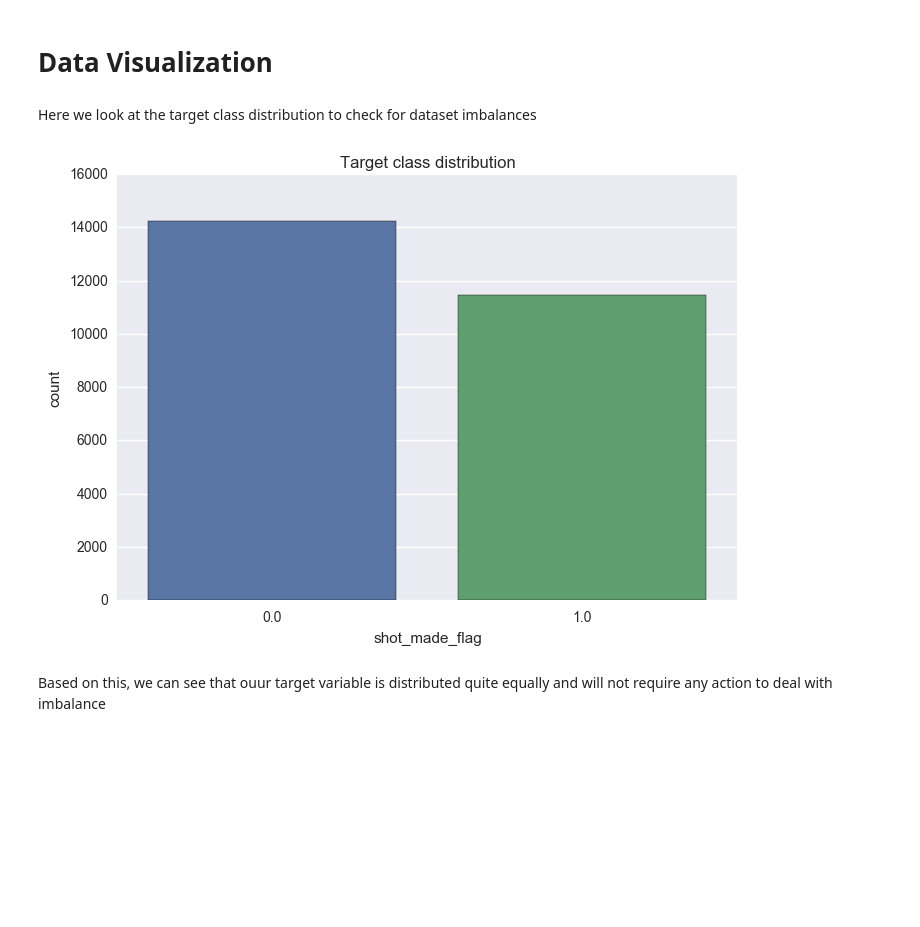
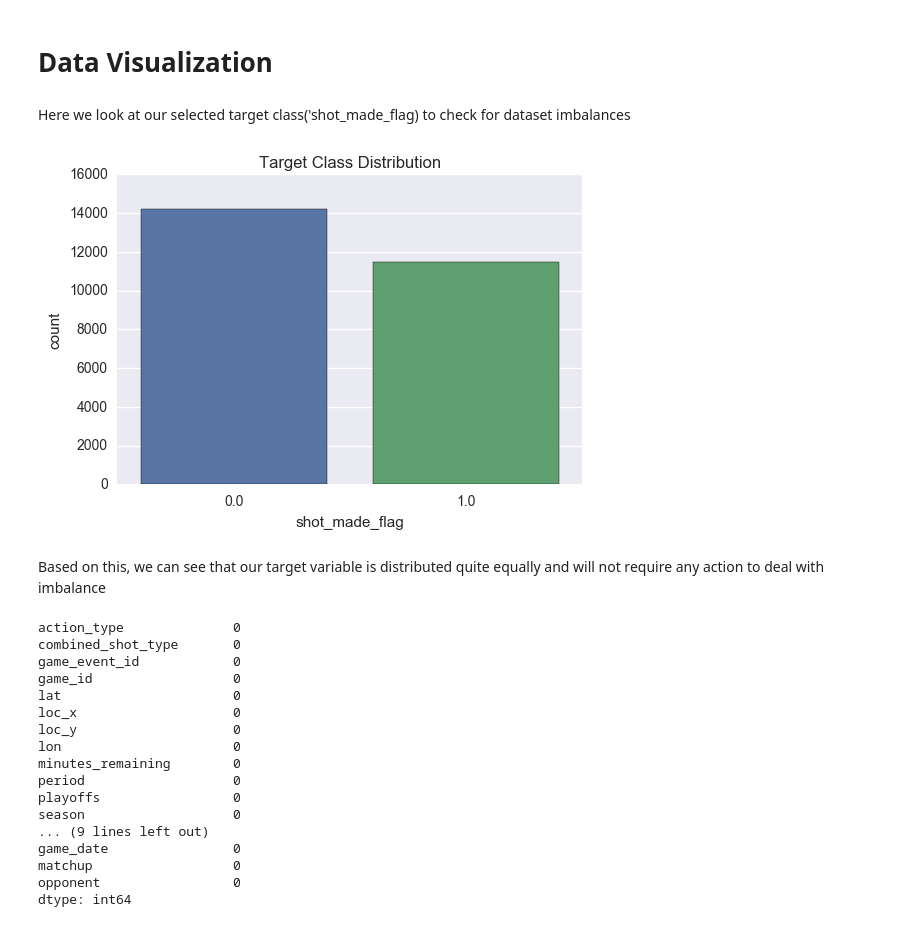
Before and after one commit to lubo4991/INFO-4604-Machine-Learning-Group-Project, a Jupyter notebook: ML Project Notebook.ipynb, the cells around one changed output. Saved outputs shown, nothing was run; the diff lists cells and outputs as text; code cells hidden in the pictures; blank space fills up the shorter version.

```diff
--- a/ML Project Notebook.ipynb
+++ b/ML Project Notebook.ipynb
@@ -187,14 +189,34 @@ df.describe(include=['number']).loc[["mean","min","max"]]
 # %% [markdown]
 # Data Visualization
 # %% [markdown]
-Here we look at the target class distribution to check for dataset imbalances
+Here we look at our selected target class('shot_made_flag) to check for dataset imbalances
 # %%
-
-ax = plt.axes()
-sns.countplot(x='shot_made_flag', data=df, ax=ax);
-ax.set_title('Target class distribution')
+xy = plt.axes()
+sns.countplot(x='shot_made_flag', data=df, ax=xy);
+xy.set_title('Target Class Distribution')
 plt.show()
 # %% [output]
-[figure, old version]
+[figure, new version]
 # %% [markdown]
-Based on this, we can see that ouur target variable is distributed quite equally and will not require any action to deal with imbalance
+Based on this, we can see that our target variable is distributed quite equally and will not require any action to deal with imbalance
+# %%
+#Making sure there aren't any missing values in dataset
+df.isnull().sum()
+# %% [output]
+action_type              0
+combined_shot_type       0
+game_event_id            0
+game_id                  0
+lat                      0
+loc_x                    0
+loc_y                    0
+lon                      0
+minutes_remaining        0
+period                   0
+playoffs                 0
+season                   0
+... (9 lines left out)
+game_date                0
+matchup                  0
+opponent                 0
+dtype: int64
```
Also changed, not shown: parts of 4 cells of this notebook.
